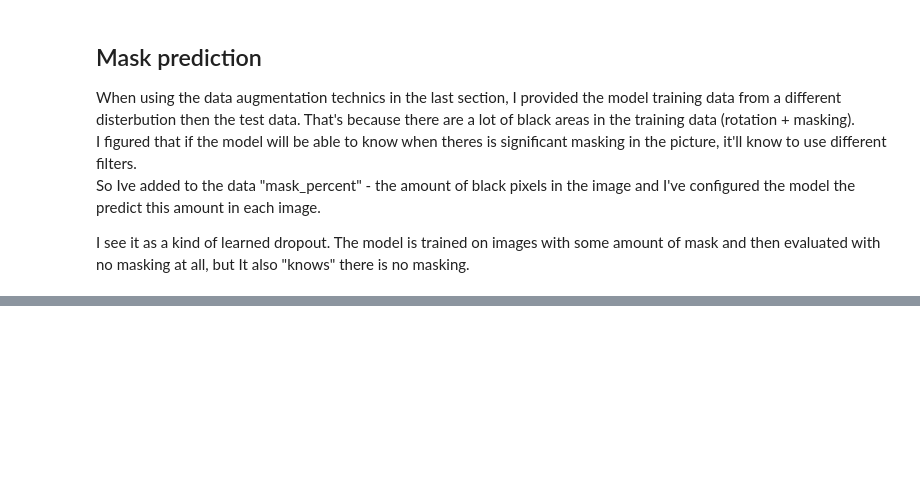
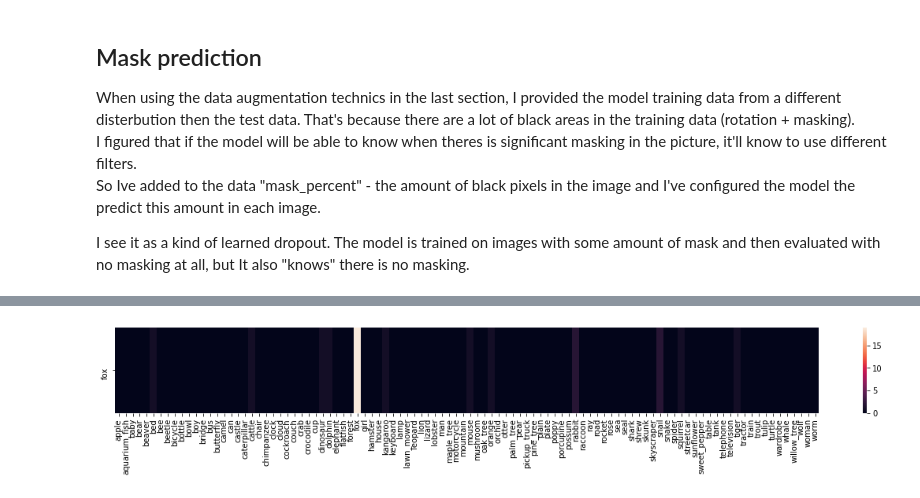
Before and after one commit to omerhac/cifar-100, a Jupyter notebook: models_performance.ipynb, the cells around one changed output, grey strips where cells are left out. Saved outputs shown, nothing was run; the diff lists cells and outputs as text; code cells hidden in the pictures; blank space fills up the shorter version.

```diff
--- a/models_performance.ipynb
+++ b/models_performance.ipynb
@@ -140,0 +224,4 @@ I see it as a kind of learned dropout. The model is trained on images with some
+# %%
+plot_category_conf_matrix('fox')
+# %% [output]
+[figure, added]
```
Also changed, not shown: parts of 19 cells of this notebook.
